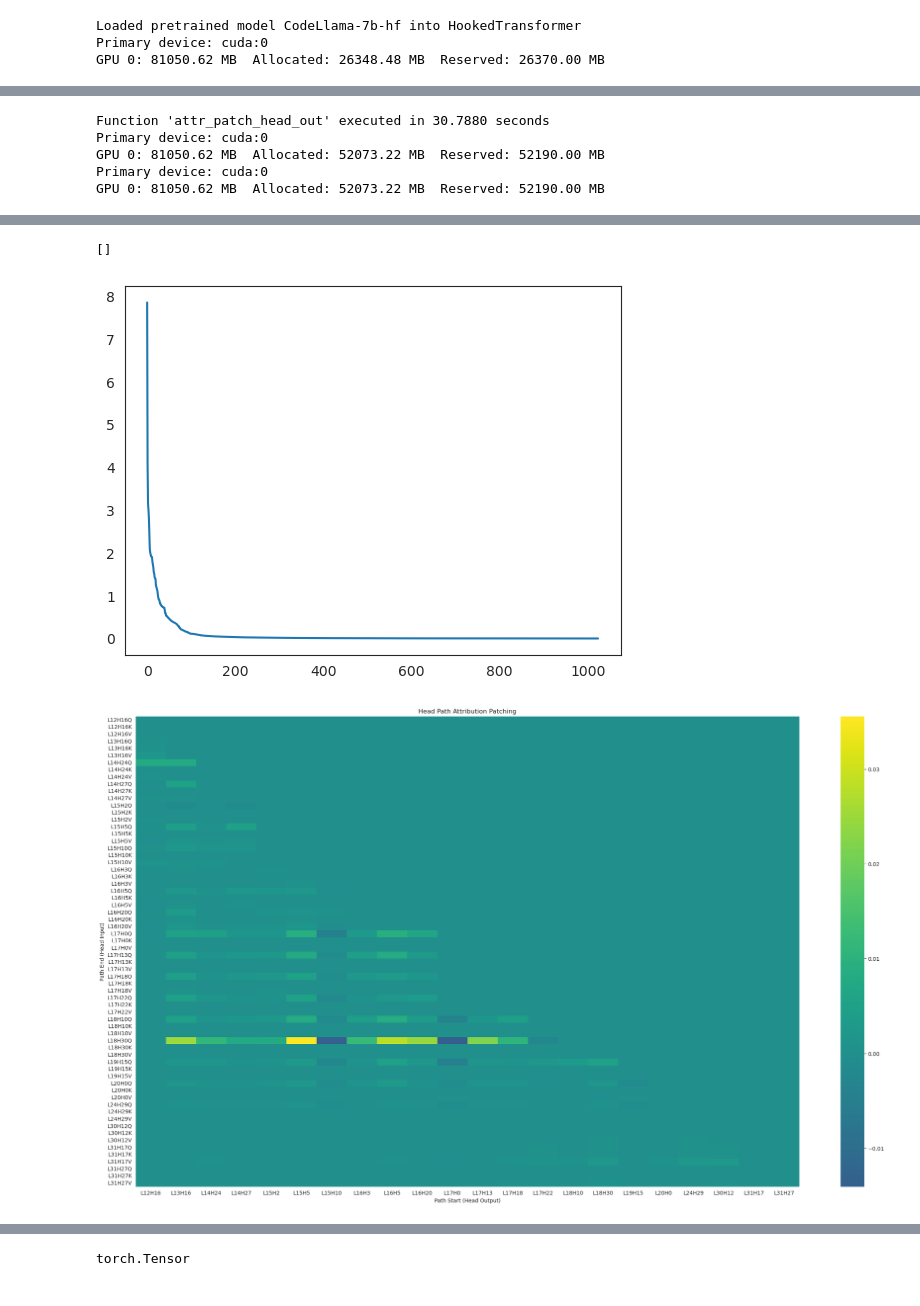
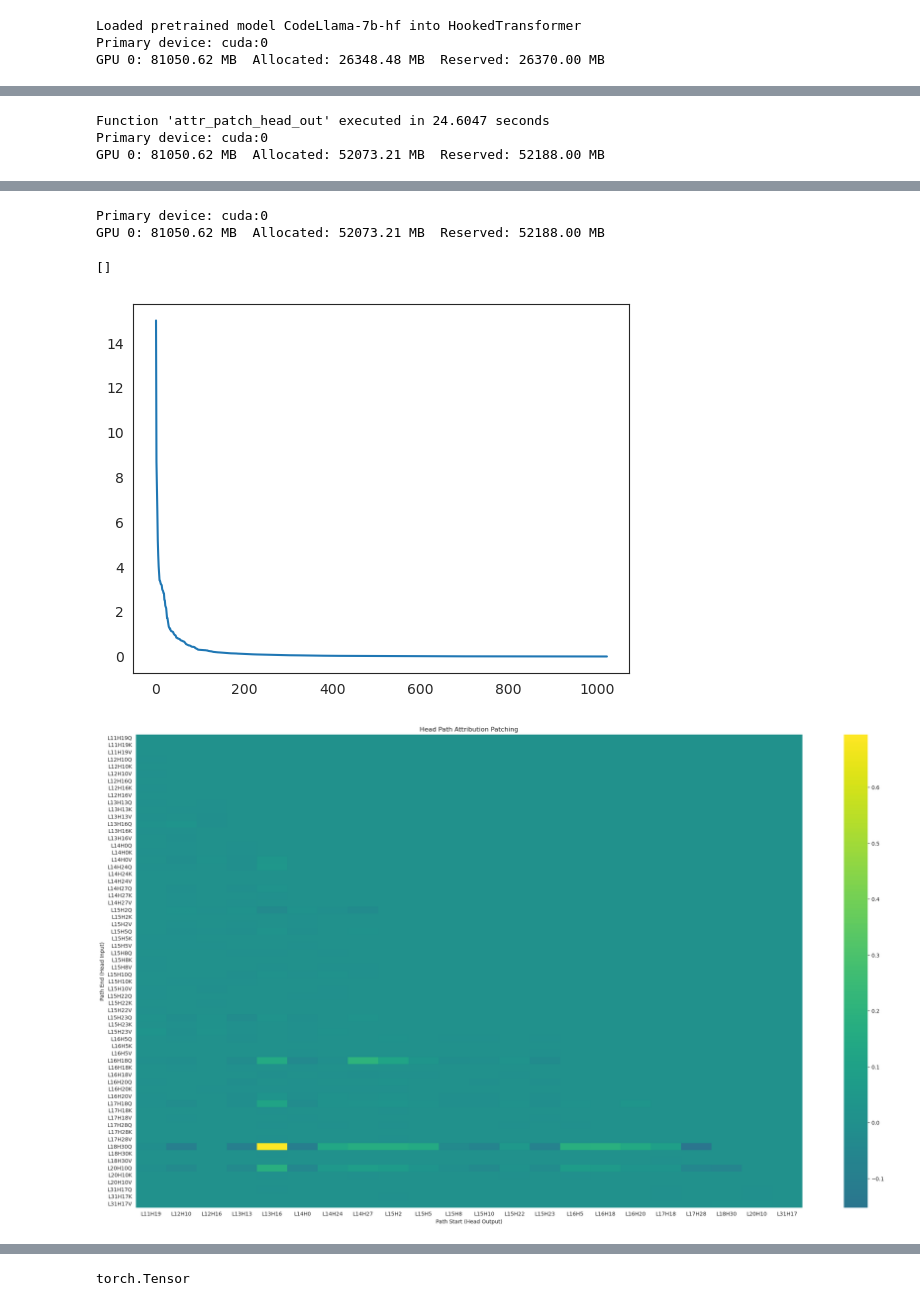
Before and after one commit to NainaniJatinZ/MechInterpCodeLLMs, a Jupyter notebook: experiments/InfoRetrieval/PureAttributionPatch.ipynb, the cells around one changed output, grey strips where cells are left out. Cells and saved outputs as stored; diff of their text form; code cells hidden in the pictures.

Commit message:
New NL task circuits and data update

```diff
--- a/experiments/InfoRetrieval/PureAttributionPatch.ipynb
+++ b/experiments/InfoRetrieval/PureAttributionPatch.ipynb
@@ -118,3 +118,33 @@ WARNING:root:You are not using LayerNorm, so the writing weights can't be center
 Loaded pretrained model CodeLlama-7b-hf into HookedTransformer
 Primary device: cuda:0
 GPU 0: 81050.62 MB  Allocated: 26348.48 MB  Reserved: 26370.00 MB
+# %%
+with open('data/info_retrieval/instructed_trial4_NL.json', 'r') as f:
+    data = json.load(f)
+
+# Take the first few dictionaries (e.g., first 3)
+subset = data[:28]
+
+# Initialize lists
+prompts = []
+answers = []
+
+# Extract prompts and outputs
+outputs = []
+for ind, item in enumerate(subset):
+    # if ind in [0, 1, 3, 4, 5, 6, 7, 9]:
+    # print(()
+    if model.to_tokens(item["prompt"]).shape[-1] == 34:
+        prompts.append(item["prompt"])
+        outputs.append(item["output"])
+
+# Group pairs of outputs and reverse the tuples alternately
+for i in range(0, len(outputs) - 1, 2):
+    answers.append((outputs[i], outputs[i + 1]))
+    answers.append((outputs[i + 1], outputs[i]))
+
+# Display the results
+print("Prompts:", prompts)
+print("Answers:", answers)
+print("Prompts:", len(prompts))
+print("Answers:", len(answers))
@@ -521,6 +530,6 @@ GPU 0: 81050.62 MB  Allocated: 26356.62 MB  Reserved: 26370.00 MB
 # %%
-CLEAN_BASELINE =  3.5552 #clean_logit_diff
-CORRUPTED_BASELINE = -3.5552 #corrupted_logit_diff
+CLEAN_BASELINE = 0.3898    #3.5552 #clean_logit_diff
+CORRUPTED_BASELINE = -0.3898 # -3.5552 #corrupted_logit_diff
 
 def ioi_metric(logits, answer_token_indices=answer_token_indices):
     logits = logits.to(device)
@@ -711,6 +720,13 @@ sum_head_out_attr = einops.reduce(
 )
 check_gpu_memory()
 
+plt.figure(figsize=(10, 6))
+sns.heatmap(sum_head_out_attr.detach().numpy(), annot=False, cmap='viridis', center=0)
+plt.xlabel('Position')
+plt.ylabel('Component')
+plt.title('Head Output Attribution Patching Sum Over Position')
+plt.savefig('plots/NL_head_sum_attribution_patching.png')
+plt.show()
 
 head_out_values, head_out_indices = head_out_attr.sum(-1).abs().sort(descending=True)
 top_head_indices = head_out_indices[:22].sort().values
@@ -741,11 +757,9 @@ sns.heatmap(head_path_attr[top_end_indices, :][:, top_start_indices].sum(-1).det
 plt.xlabel('Path Start (Head Output)')
 plt.ylabel('Path End (Head Input)')
 plt.title('Head Path Attribution Patching')
-# plt.savefig('plots/head_path_2_attribution_patching.png')
+plt.savefig('plots/NL_head_path_2_attribution_patching.png')
 plt.plot()
 # %% [output]
-Function 'attr_patch_head_out' executed in 30.7880 seconds
+Function 'attr_patch_head_out' executed in 24.6047 seconds
 Primary device: cuda:0
-GPU 0: 81050.62 MB  Allocated: 52073.22 MB  Reserved: 52190.00 MB
-Primary device: cuda:0
-GPU 0: 81050.62 MB  Allocated: 52073.22 MB  Reserved: 52190.00 MB
+GPU 0: 81050.62 MB  Allocated: 52073.21 MB  Reserved: 52188.00 MB
@@ -752,3 +767,5 @@ GPU 0: 81050.62 MB  Allocated: 52073.22 MB  Reserved: 52190.00 MB
-[]
+Primary device: cuda:0
+GPU 0: 81050.62 MB  Allocated: 52073.21 MB  Reserved: 52188.00 MB
-[figure, old version]
+[]
-[figure, old version]
+[figure, new version]
+[figure, added]
```
Also changed, not shown: parts of 35 cells of this notebook, 15 other files.
